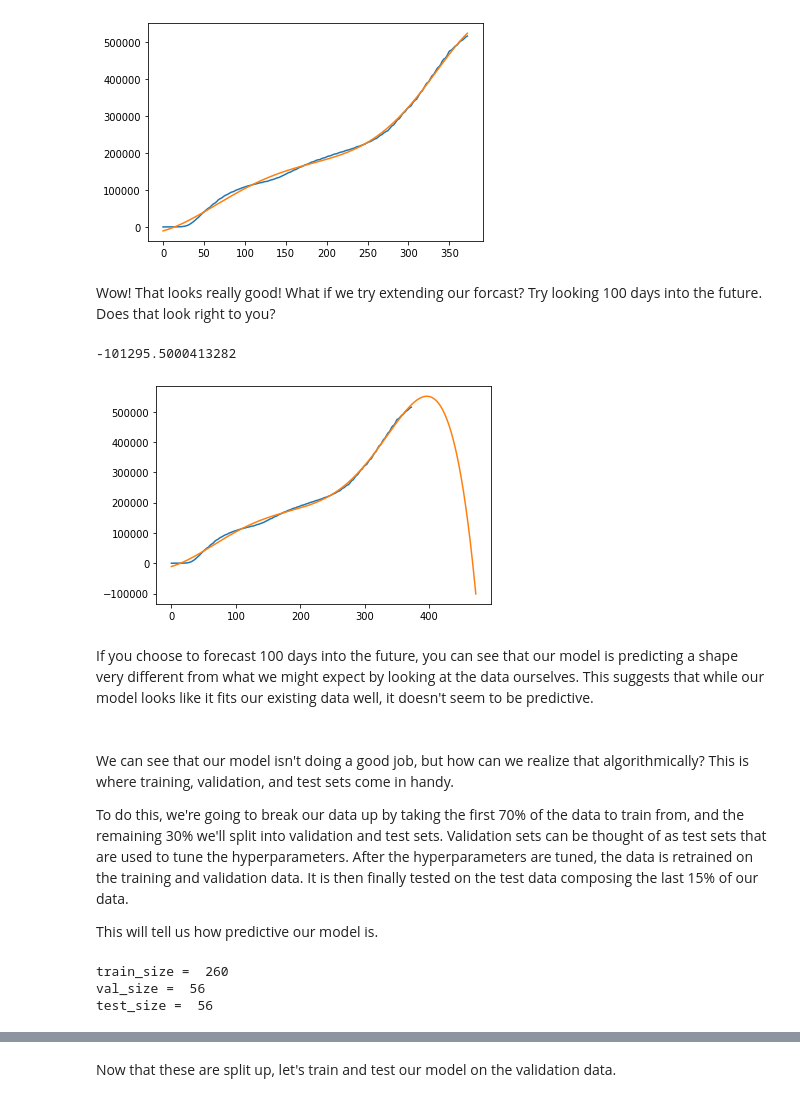
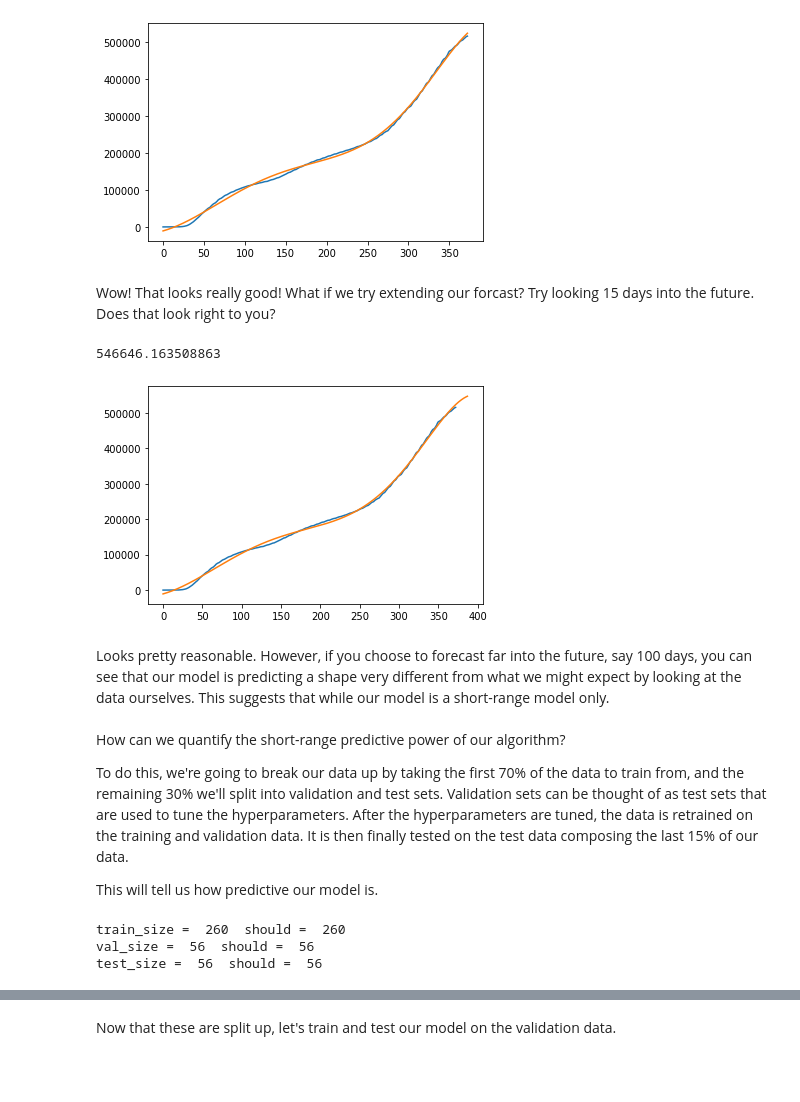
Before and after one commit to kpjaskie/SenSIP21, a Jupyter notebook: 4_Machine_Learning_Regression.ipynb, the cells around one changed output, grey strips where cells are left out. Drawn from its saved outputs; the diff is of its cells as text; code cells hidden in the pictures; blank space fills up the shorter version.

```diff
--- a/4_Machine_Learning_Regression.ipynb
+++ b/4_Machine_Learning_Regression.ipynb
@@ -244,38 +243,49 @@ plt.plot(xfit, yfit);
 # %% [output]
 [figure]
 # %% [markdown]
-Wow!  That looks really good!  What if we try extending our forcast?  Try looking 100 days into the future.  Does that look right to you?
+Wow!  That looks really good!  What if we try extending our forcast?  Try looking 15 days into the future.  Does that look right to you?
 # %%
-days_in_future = 100
+days_in_future = 15
 
 xfit_future = np.linspace(0, data.shape[0] + days_in_future, 2000)
 yfit_future = poly_model.predict(xfit_future[:, np.newaxis])
 
 plt.plot(x, y)
 plt.plot(xfit_future, yfit_future);
 
 print(yfit_future[-1])
 # %% [output]
--101295.5000413282
+546646.163508863
-[figure, old version]
+[figure, new version]
 # %% [markdown]
-If you choose to forecast 100 days into the future, you can see that our model is predicting a shape very different from what we might expect by looking at the data ourselves.  This suggests that while our model looks like it fits our existing data well, it doesn't seem to be predictive.
+Looks pretty reasonable.  However, if you choose to forecast far into the future, say 100 days, you can see that our model is predicting a shape very different from what we might expect by looking at the data ourselves.  This suggests that while our model is a short-range model only.
 <br/><br/>
-We can see that our model isn't doing a good job, but how can we realize that algorithmically?  This is where training, validation, and test sets come in handy.
+How can we quantify the short-range predictive power of our algorithm?
 
 To do this, we're going to break our data up by taking the first 70% of the data to train from, and the remaining 30% we'll split into validation and test sets.  Validation sets can be thought of as test sets that are used to tune the hyperparameters.  After the hyperparameters are tuned, the data is retrained on the training and validation data.  It is then finally tested on the test data composing the last 15% of our data.
 
 This will tell us how predictive our model is.
-# %%
-from sklearn.model_selection import train_test_split
-
-x_train, x_test_and_val, y_train, y_test_and_val = train_test_split(x, y, test_size=0.3, random_state=1)
-x_test, x_val, y_test, y_val = train_test_split(x_test_and_val, y_test_and_val, test_size=0.5, random_state=1)
-
-print("train_size = ", x_train.shape[0])
-print("val_size = ", x_val.shape[0])
-print("test_size = ",  x_test.shape[0])
-# %% [output]
-train_size =  260
-val_size =  56
-test_size =  56
+# %%
+#x_train_and_val, x_test, y_train_and_val, y_test = train_test_split(x, y, test_size=0.15, random_state=1)
+#x_train, x_val, y_train, y_val = train_test_split(x_train_and_val, y_train_and_val, test_size=0.1765, random_state=1)
+
+data_size = x.shape[0]
+train_size = int(np.floor(data_size*.7))
+val_size = int(np.floor((data_size - train_size)/2))
+test_size = data_size - train_size - val_size
+
+x_train = x[:train_size]
+x_val = x[train_size:train_size + val_size]
+x_test = x[-test_size:]
+
+y_train = y[:train_size] # since our x and y are the same size, we can do this
+y_val = y[train_size:train_size + val_size]
+y_test = y[-test_size:]
+
+print("train_size = ", train_size, ' should = ', y_train.shape[0])
+print("val_size = ", val_size, ' should = ', y_val.shape[0])
+print("test_size = ",  test_size, ' should = ', y_test.shape[0])
+# %% [output]
+train_size =  260  should =  260
+val_size =  56  should =  56
+test_size =  56  should =  56
```
Also changed, not shown: parts of 11 cells of this notebook.
